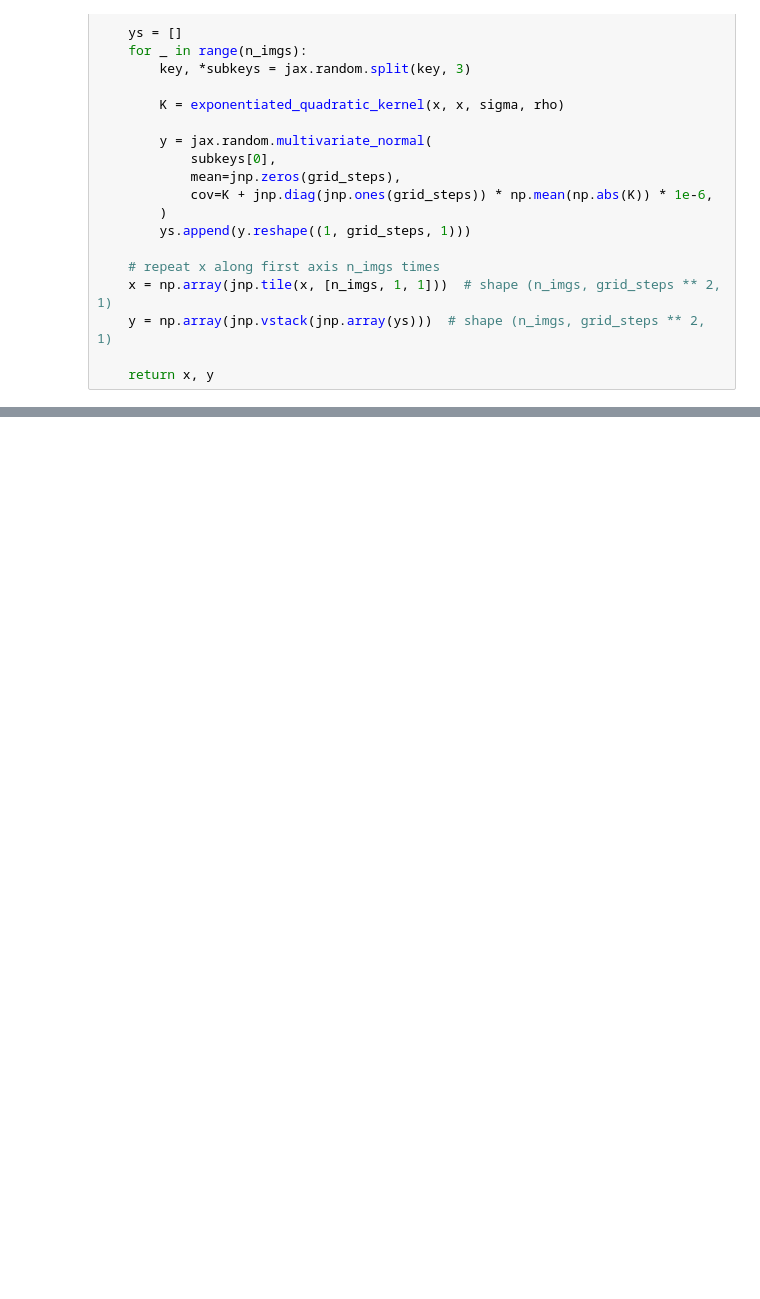
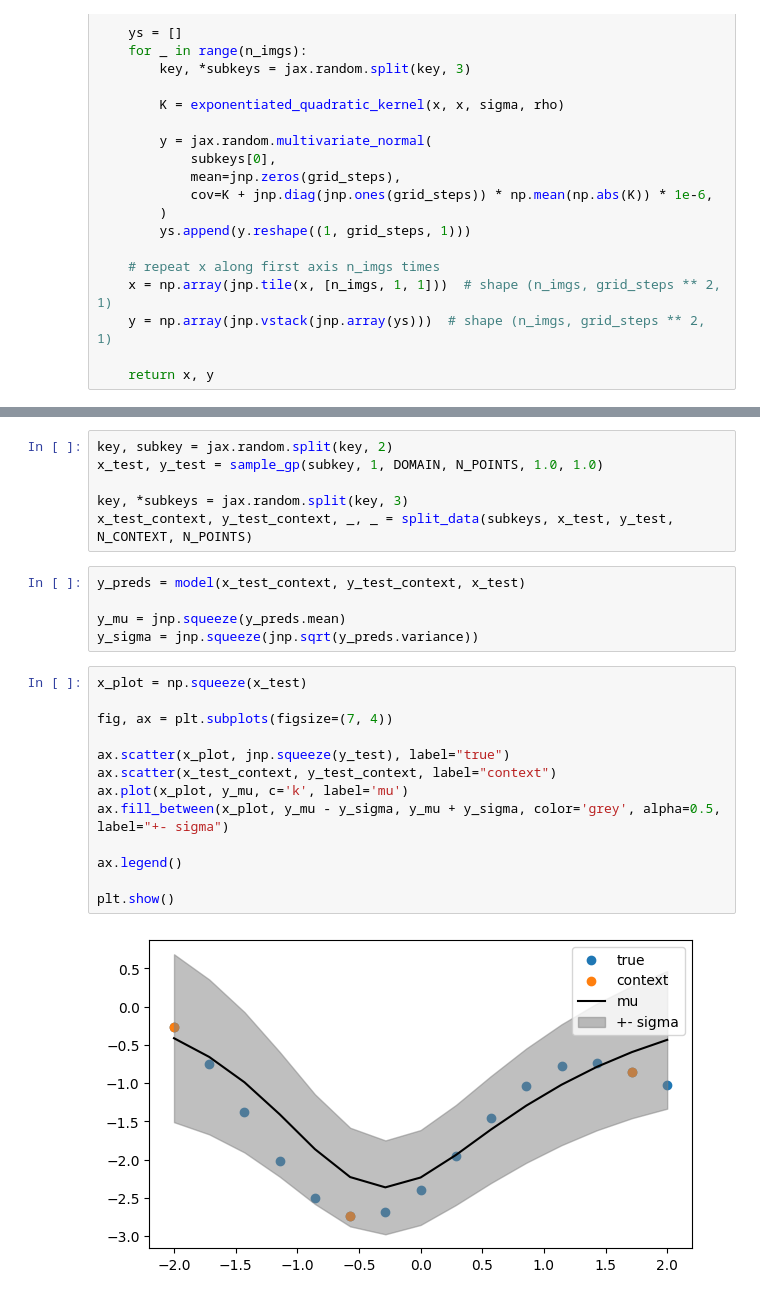
Before and after one commit to sscivier/neural-process-example, a Jupyter notebook: cnp_example.ipynb, the cells around one changed output, grey strips where cells are left out. Cells and saved outputs as stored; diff of their text form; blank space fills up the shorter version.

```diff
--- a/cnp_example.ipynb
+++ b/cnp_example.ipynb
@@ -341,0 +458,26 @@ def sample_gp(
+# %%
+key, subkey = jax.random.split(key, 2)
+x_test, y_test = sample_gp(subkey, 1, DOMAIN, N_POINTS, 1.0, 1.0)
+
+key, *subkeys = jax.random.split(key, 3)
+x_test_context, y_test_context, _, _ = split_data(subkeys, x_test, y_test, N_CONTEXT, N_POINTS)
+# %%
+y_preds = model(x_test_context, y_test_context, x_test)
+
+y_mu = jnp.squeeze(y_preds.mean)
+y_sigma = jnp.squeeze(jnp.sqrt(y_preds.variance))
+# %%
+x_plot = np.squeeze(x_test)
+
+fig, ax = plt.subplots(figsize=(7, 4))
+
+ax.scatter(x_plot, jnp.squeeze(y_test), label="true")
+ax.scatter(x_test_context, y_test_context, label="context")
+ax.plot(x_plot, y_mu, c='k', label='mu')
+ax.fill_between(x_plot, y_mu - y_sigma, y_mu + y_sigma, color='grey', alpha=0.5, label="+- sigma")
+
+ax.legend()
+
+plt.show()
+# %% [output]
+[figure, added]
```
Also changed, not shown: parts of 11 cells of this notebook.
